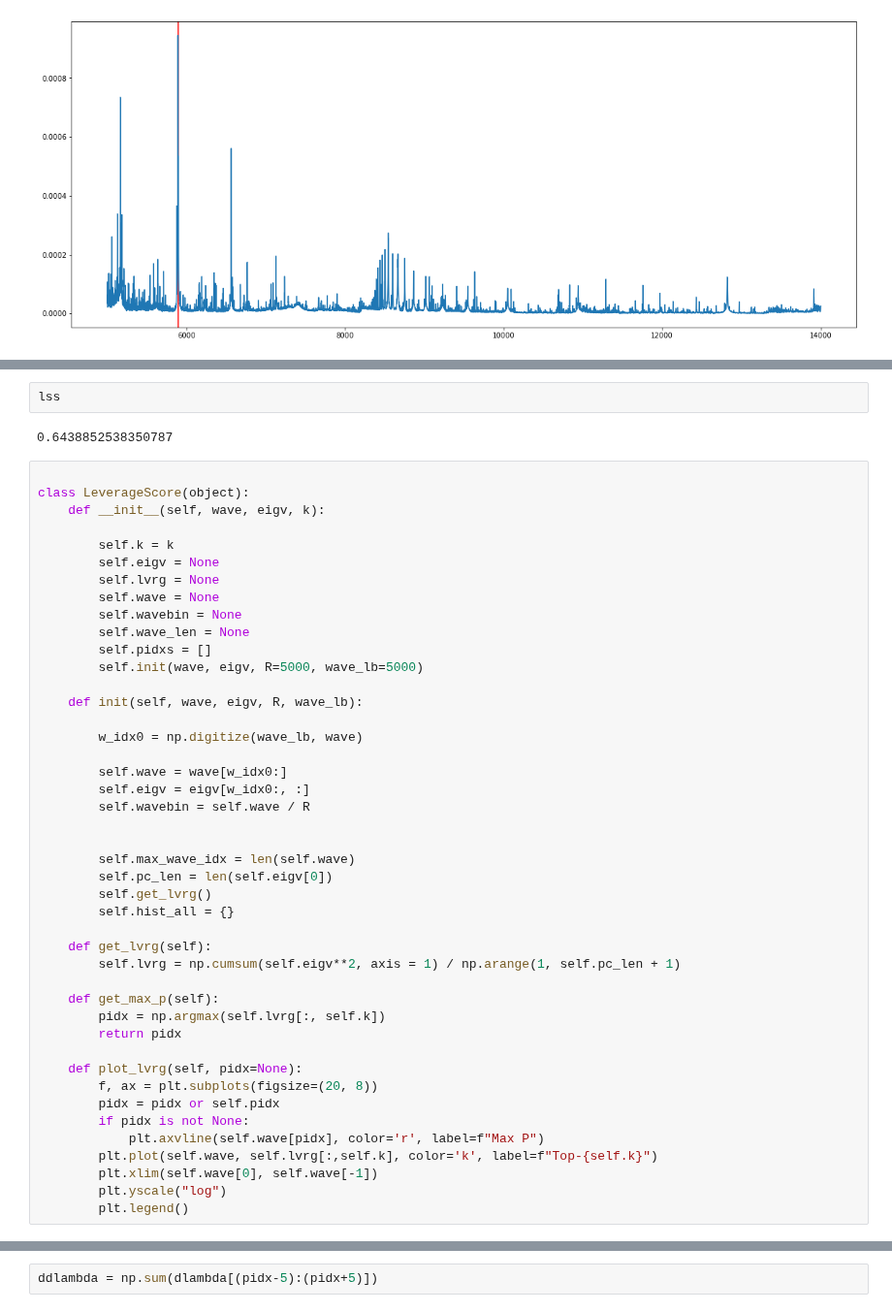
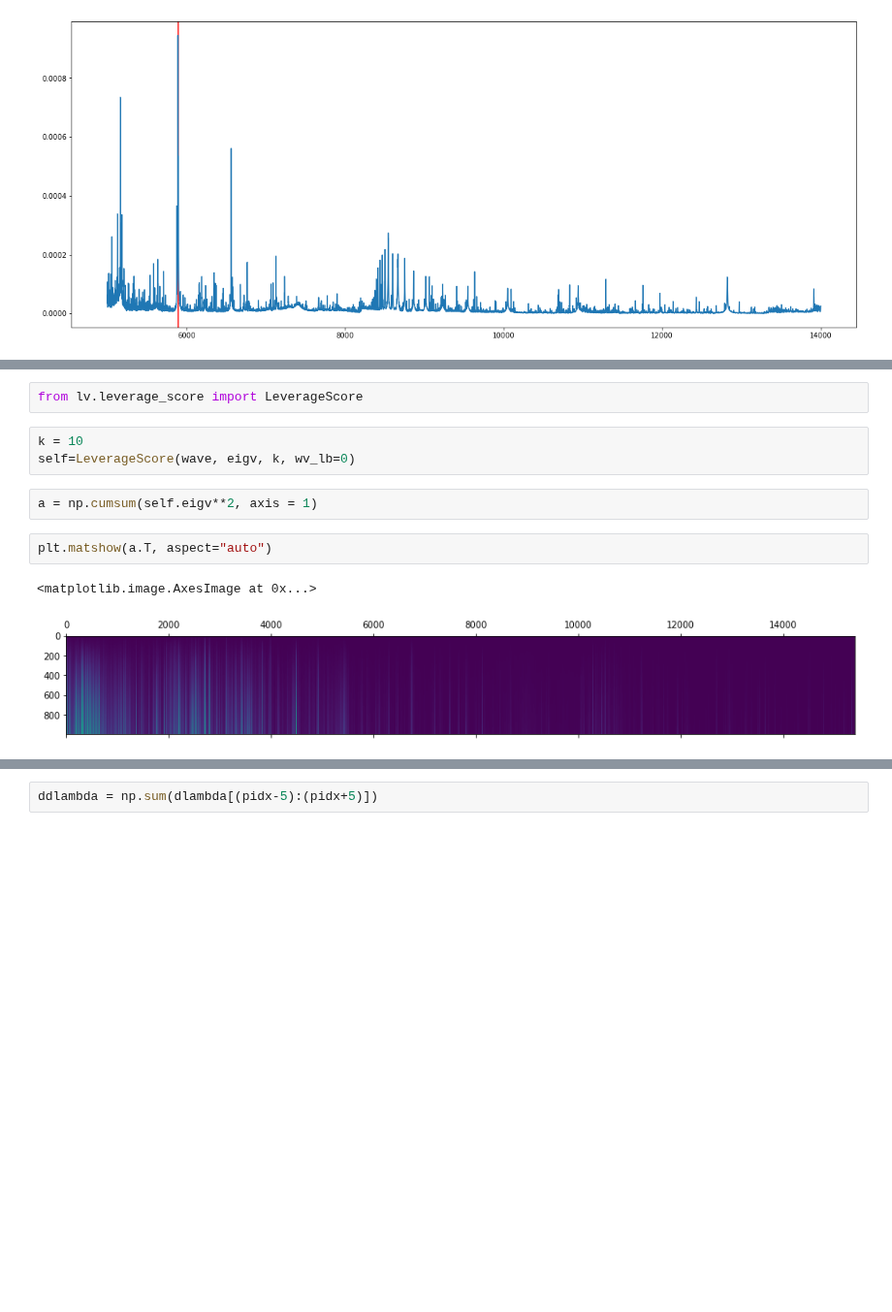
Before and after one commit to ViskaWei/LV, a Jupyter notebook: nb/explore_leverage.ipynb, the cells around one changed output, grey strips where cells are left out. Shown at 97% size. Drawn from its saved outputs; the diff is of its cells as text; blank space fills up the shorter version.

Commit message:
init

```diff
--- a/nb/explore_leverage.ipynb
+++ b/nb/explore_leverage.ipynb
@@ -146,48 +146,12 @@ lss = np.sum(LS0[(pidx-dl):(pidx+dr), 200])
-# %%
-lss
-# %% [output]
-0.6438852538350787
-# %%
-
-class LeverageScore(object):
-    def __init__(self, wave, eigv, k):
-
-        self.k = k
-        self.eigv = None
-        self.lvrg = None
-        self.wave = None
-        self.wavebin = None
-        self.wave_len = None
-        self.pidxs = []
-        self.init(wave, eigv, R=5000, wave_lb=5000)
-
-    def init(self, wave, eigv, R, wave_lb):
-
-        w_idx0 = np.digitize(wave_lb, wave)
-
-        self.wave = wave[w_idx0:]
-        self.eigv = eigv[w_idx0:, :]
-        self.wavebin = self.wave / R
-
-
-        self.max_wave_idx = len(self.wave)
-        self.pc_len = len(self.eigv[0])
-        self.get_lvrg()
-        self.hist_all = {}
-
-    def get_lvrg(self):
-        self.lvrg = np.cumsum(self.eigv**2, axis = 1) / np.arange(1, self.pc_len + 1)
-
-    def get_max_p(self):
-        pidx = np.argmax(self.lvrg[:, self.k])
-        return pidx
-
-    def plot_lvrg(self, pidx=None):
-        f, ax = plt.subplots(figsize=(20, 8))
-        pidx = pidx or self.pidx
-        if pidx is not None:
-            plt.axvline(self.wave[pidx], color='r', label=f"Max P")
-        plt.plot(self.wave, self.lvrg[:,self.k], color='k', label=f"Top-{self.k}")
-        plt.xlim(self.wave[0], self.wave[-1])
-        plt.yscale("log")
-        plt.legend()
+# %%
+from lv.leverage_score import LeverageScore
+# %%
+k = 10
+self=LeverageScore(wave, eigv, k, wv_lb=0)
+# %%
+a = np.cumsum(self.eigv**2, axis = 1)
+# %%
+plt.matshow(a.T, aspect="auto")
+# %% [output]
+<matplotlib.image.AxesImage at 0x...>
+[figure, added]
```
Also changed, not shown: parts of 19 cells of this notebook, 11 other files.
